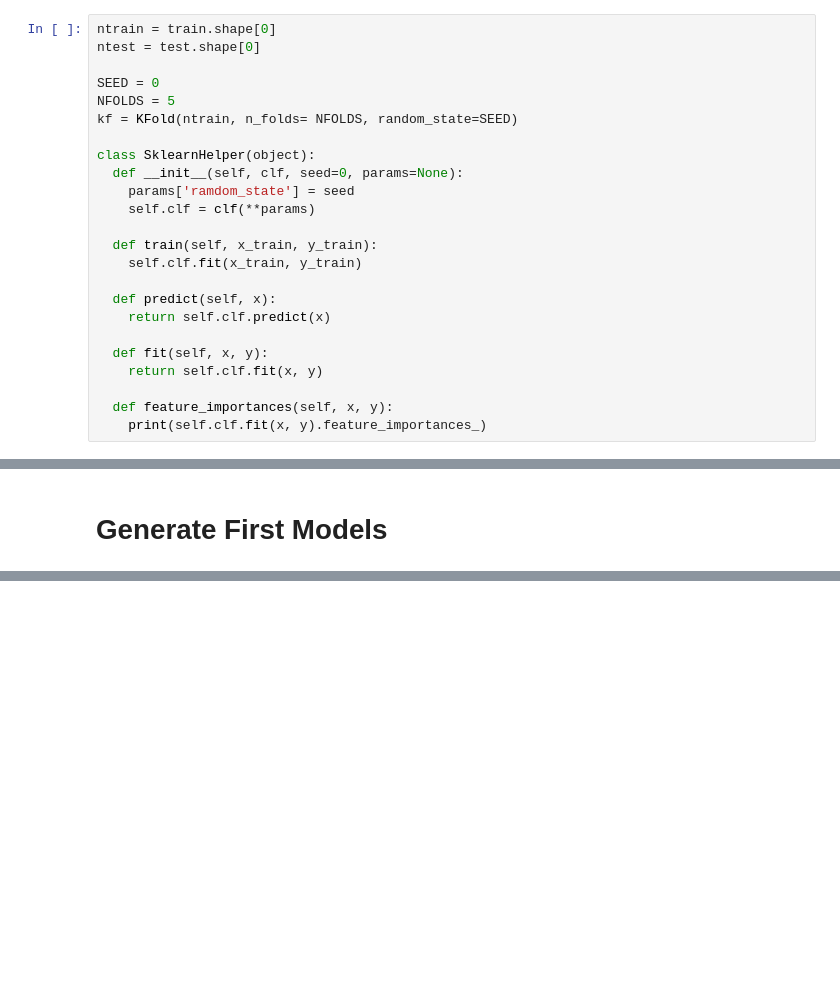
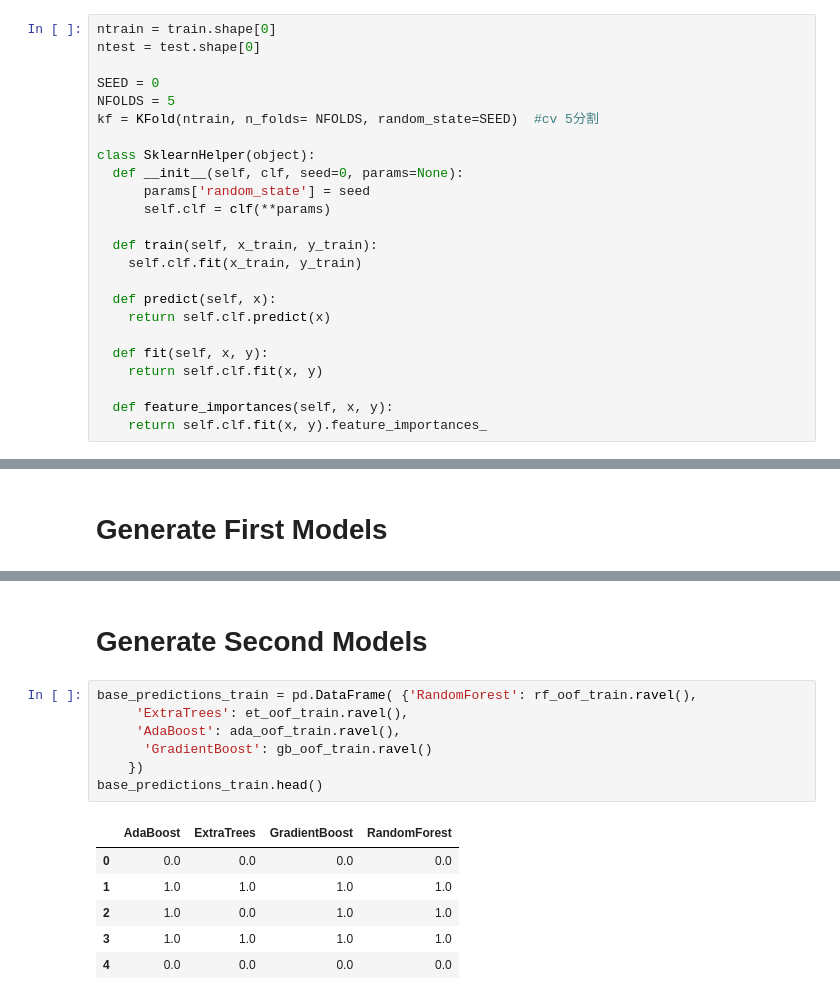
Before and after one commit to taiki323/kaggle_training, a Jupyter notebook: Stacking(TITANIC).ipynb, the cells around one changed output, grey strips where cells are left out. Saved outputs shown, nothing was run; the diff lists cells and outputs as text; blank space fills up the shorter version.

```diff
--- a/Stacking(TITANIC).ipynb
+++ b/Stacking(TITANIC).ipynb
@@ -211,12 +288,12 @@ ntest = test.shape[0]
 
 SEED = 0
 NFOLDS = 5
-kf = KFold(ntrain, n_folds= NFOLDS, random_state=SEED)
+kf = KFold(ntrain, n_folds= NFOLDS, random_state=SEED)  #cv 5分割
 
 class SklearnHelper(object):
   def __init__(self, clf, seed=0, params=None):
-    params['ramdom_state'] = seed
-    self.clf = clf(**params)
+      params['random_state'] = seed
+      self.clf = clf(**params)
 
   def train(self, x_train, y_train):
     self.clf.fit(x_train, y_train)
@@ -228,7 +305,7 @@ class SklearnHelper(object):
     return self.clf.fit(x, y)
 
   def feature_importances(self, x, y):
-    print(self.clf.fit(x, y).feature_importances_)
+    return self.clf.fit(x, y).feature_importances_
 # %% [markdown]
 ## out-of-fold prediction
 # %%
@@ -253,0 +422,16 @@ def get_oof(clf, x_train, y_train, x_test):
+# %% [markdown]
+# Generate Second Models
+# %%
+base_predictions_train = pd.DataFrame( {'RandomForest': rf_oof_train.ravel(),
+     'ExtraTrees': et_oof_train.ravel(),
+     'AdaBoost': ada_oof_train.ravel(),
+      'GradientBoost': gb_oof_train.ravel()
+    })
+base_predictions_train.head()
+# %% [output]
+|  | AdaBoost | ExtraTrees | GradientBoost | RandomForest |
+| 0 | 0.0 | 0.0 | 0.0 | 0.0 |
+| 1 | 1.0 | 1.0 | 1.0 | 1.0 |
+| 2 | 1.0 | 0.0 | 1.0 | 1.0 |
+| 3 | 1.0 | 1.0 | 1.0 | 1.0 |
+| 4 | 0.0 | 0.0 | 0.0 | 0.0 |
```
Also changed, not shown: parts of 26 cells of this notebook.
